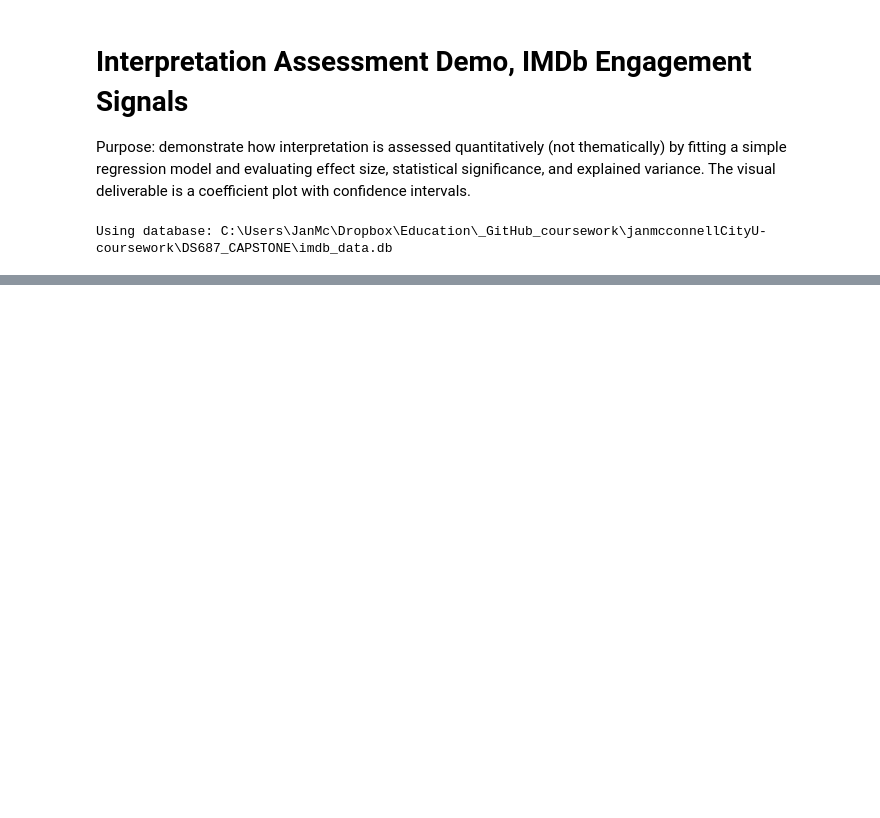
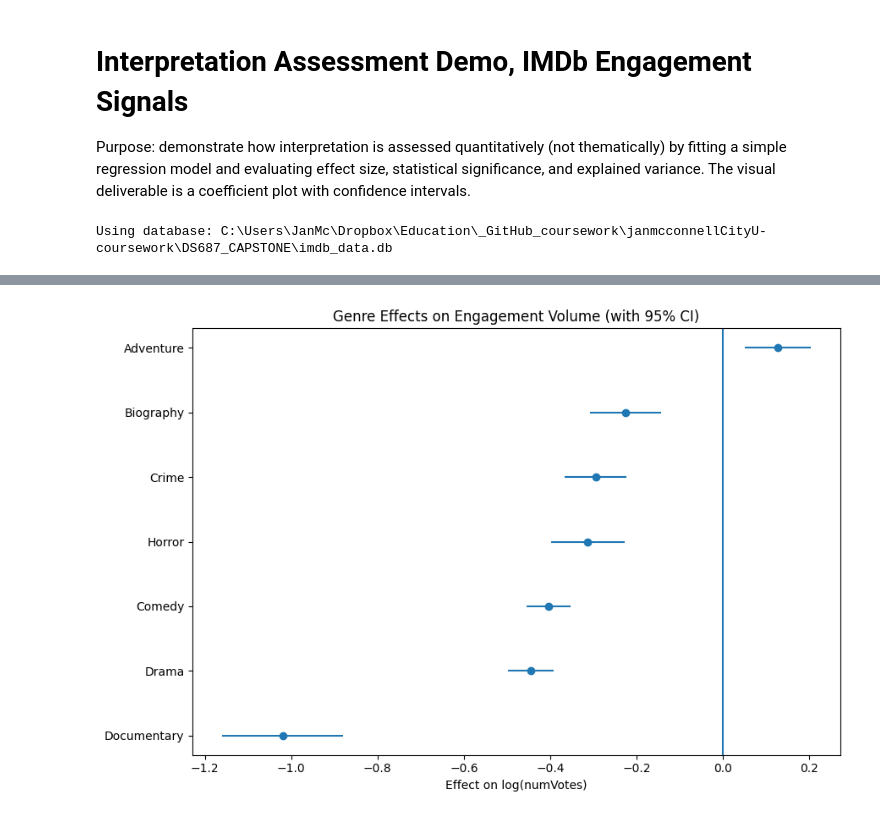
Before and after one commit to janmcconnellCityU/DS687_CAPSTONE, a Jupyter notebook: 05_interpretation_assessment.ipynb, the cells around one changed output, grey strips where cells are left out. Drawn from its saved outputs; the diff is of its cells as text; code cells hidden in the pictures; blank space fills up the shorter version.

```diff
--- a/05_interpretation_assessment.ipynb
+++ b/05_interpretation_assessment.ipynb
@@ -103,0 +67,10 @@ display(df.head(10))
+# %%
+# INSPECT filtered_movies STRUCTURE
+
+with sqlite3.connect(DB_PATH) as conn:
+    schema = pd.read_sql_query(
+        "PRAGMA table_info(filtered_movies);",
+        conn
+    )
+
+display(schema)
@@ -177,53 +215,32 @@ print(model.summary())
 # %%
-# ------------------------------------------------------------
-# COEFFICIENT PLOT
-# ------------------------------------------------------------
-# We will plot genre coefficients only.
-#
-# Notes:
-# - statsmodels sets one genre as the baseline (reference category).
-# - Coefficients shown are differences from that baseline.
-# - Confidence intervals help communicate uncertainty visually.
-# ------------------------------------------------------------
+coef_df = model.params.to_frame("coef")
+conf_df = model.conf_int()
+conf_df.columns = ["ci_low", "ci_high"]
 
-params = model.params
-conf = model.conf_int()
-conf.columns = ["ci_low", "ci_high"]
+coef_df = coef_df.join(conf_df)
 
-coef_df = pd.concat([params.rename("coef"), conf], axis=1)
+genre_mask = coef_df.index.str.startswith("C(primaryGenre)")
+genre_coefs = coef_df[genre_mask].copy()
 
-# Keep only genre terms: they look like "C(primaryGenre)[T.Comedy]"
-genre_rows = coef_df.index.str.startswith("C(primaryGenre)[T.")
-genre_coef = coef_df.loc[genre_rows].copy()
-
-# Clean up labels for plotting.
-genre_coef["genre"] = (
-    genre_coef.index
+genre_coefs["genre"] = (
+    genre_coefs.index
     .str.replace("C(primaryGenre)[T.", "", regex=False)
     .str.replace("]", "", regex=False)
 )
 
-# Sort by coefficient magnitude so plot is readable.
-genre_coef = genre_coef.sort_values("coef")
+genre_coefs = genre_coefs.sort_values("coef")
 
-# Plot
-plt.figure(figsize=(10, 6))
-y = np.arange(len(genre_coef))
+plt.figure(figsize=(9,6))
+y = np.arange(len(genre_coefs))
 
-plt.hlines(y=y, xmin=genre_coef["ci_low"], xmax=genre_coef["ci_high"])
-plt.plot(genre_coef["coef"], y, marker="o", linestyle="")
+plt.hlines(y, genre_coefs["ci_low"], genre_coefs["ci_high"])
+plt.plot(genre_coefs["coef"], y, "o")
 
-plt.yticks(y, genre_coef["genre"])
-plt.axvline(0, linewidth=1)
-
-plt.xlabel("Estimated effect on log(numVotes), relative to baseline genre")
-plt.ylabel("Primary genre")
-plt.title("Genre Effects on Engagement (log vote count): Coefficients with 95% CI")
-
+plt.yticks(y, genre_coefs["genre"])
+plt.axvline(0)
+plt.xlabel("Effect on log(numVotes)")
+plt.title("Genre Effects on Engagement Volume (with 95% CI)")
 plt.tight_layout()
 plt.show()
-
-# Quick model fit numbers you can paste into a slide
-print("R-squared:", round(model.rsquared, 4))
-print("Adjusted R-squared:", round(model.rsquared_adj, 4))
-print("N:", int(model.nobs))
+# %% [output]
+[figure, added]
```
Also changed, not shown: parts of 11 cells of this notebook.
